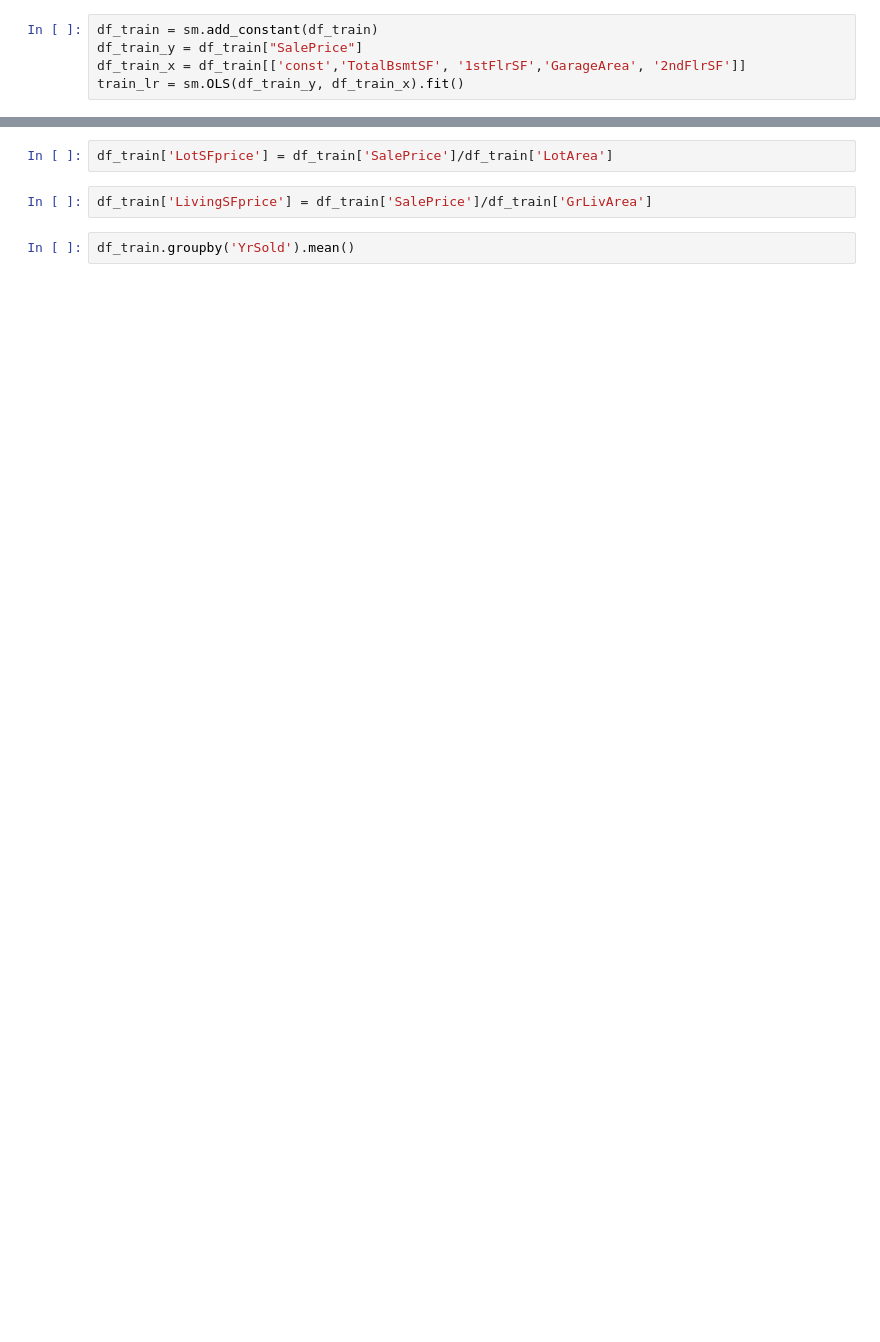
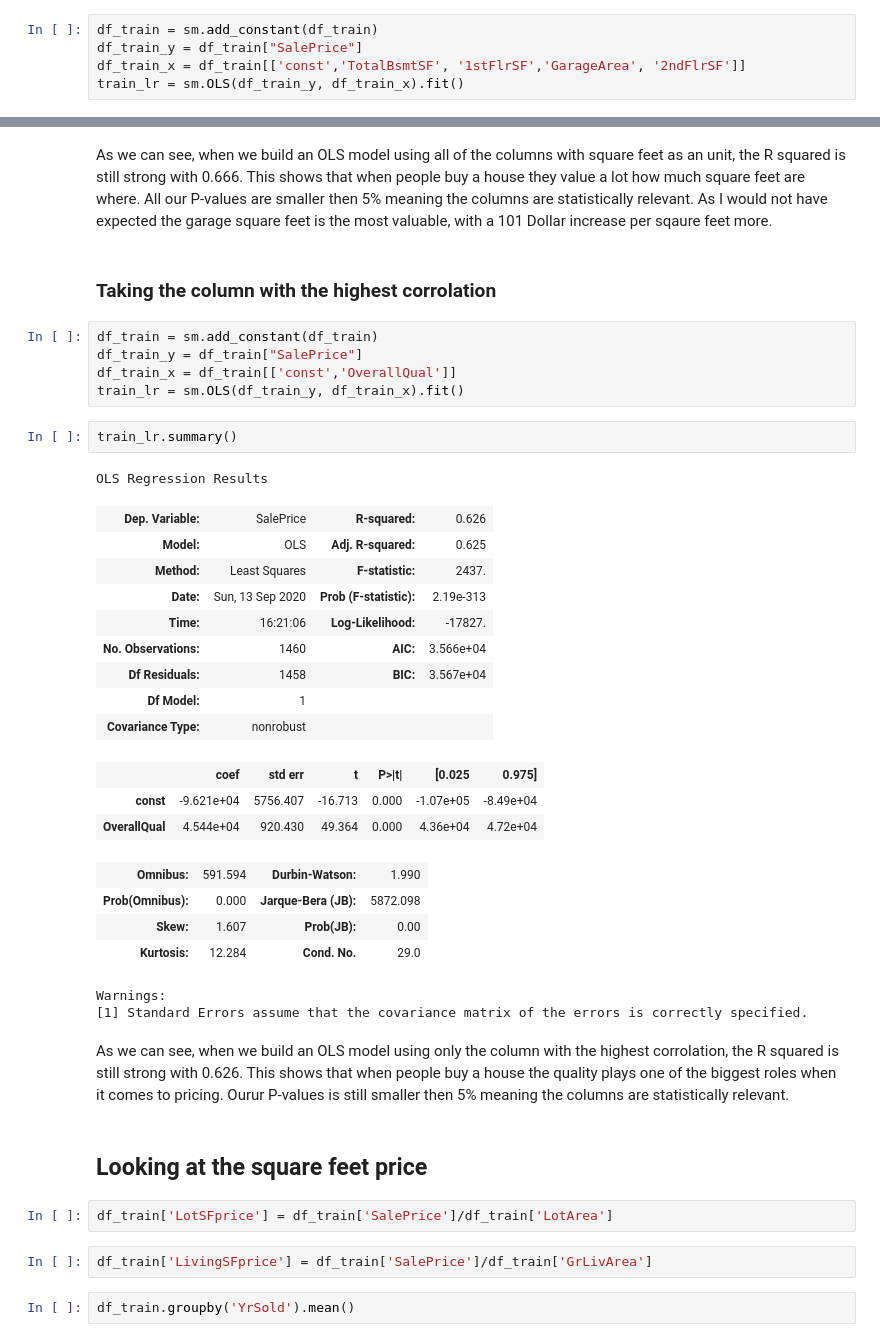
Before and after one commit to fctonio/Statistical-Analysis-Project, a Jupyter notebook: statistical-analysis.ipynb, the cells around one changed output, grey strips where cells are left out. Cells and saved outputs as stored; diff of their text form; blank space fills up the shorter version.

```diff
--- a/statistical-analysis.ipynb
+++ b/statistical-analysis.ipynb
@@ -147,6 +191,41 @@ Warnings:
 [1] Standard Errors assume that the covariance matrix of the errors is correctly specified.
 [2] The condition number is large, 6.2e+03. This might indicate that there are
 strong multicollinearity or other numerical problems.
+# %% [markdown]
+As we can see, when we build an OLS model using all of the columns with square feet as an unit, the R squared is still strong with 0.666. This shows that when people buy a house they value a lot how much square feet are where. All our P-values are smaller then 5% meaning the columns are statistically relevant. As I would not have expected the garage square feet is the most valuable, with a 101 Dollar increase per sqaure feet more.
+# %% [markdown]
+### Taking the column with the highest corrolation
+# %%
+df_train = sm.add_constant(df_train)
+df_train_y = df_train["SalePrice"]
+df_train_x = df_train[['const','OverallQual']]
+train_lr = sm.OLS(df_train_y, df_train_x).fit()
+# %%
+train_lr.summary()
+# %% [output]
+OLS Regression Results
+| Dep. Variable: | SalePrice | R-squared: | 0.626 |
+| Model: | OLS | Adj. R-squared: | 0.625 |
+| Method: | Least Squares | F-statistic: | 2437. |
+| Date: | Sun, 13 Sep 2020 | Prob (F-statistic): | 2.19e-313 |
+| Time: | 16:21:06 | Log-Likelihood: | -17827. |
+| No. Observations: | 1460 | AIC: | 3.566e+04 |
+| Df Residuals: | 1458 | BIC: | 3.567e+04 |
+| Df Model: | 1 |  |  |
+| Covariance Type: | nonrobust |  |  |
+|  | coef | std err | t | P>|t| | [0.025 | 0.975] |
+| const | -9.621e+04 | 5756.407 | -16.713 | 0.000 | -1.07e+05 | -8.49e+04 |
+| OverallQual | 4.544e+04 | 920.430 | 49.364 | 0.000 | 4.36e+04 | 4.72e+04 |
+| Omnibus: | 591.594 | Durbin-Watson: | 1.990 |
+| Prob(Omnibus): | 0.000 | Jarque-Bera (JB): | 5872.098 |
+| Skew: | 1.607 | Prob(JB): | 0.00 |
+| Kurtosis: | 12.284 | Cond. No. | 29.0 |
+Warnings:
+[1] Standard Errors assume that the covariance matrix of the errors is correctly specified.
+# %% [markdown]
+As we can see, when we build an OLS model using only the column with the highest corrolation, the R squared is still strong with 0.626. This shows that when people buy a house the quality plays one of the biggest roles when it comes to pricing. Ourur P-values is still smaller then 5% meaning the columns are statistically relevant.
+# %% [markdown]
+## Looking at the square feet price
 # %%
 df_train['LotSFprice'] = df_train['SalePrice']/df_train['LotArea']
 # %%
```
Also changed, not shown: parts of 11 cells of this notebook.
